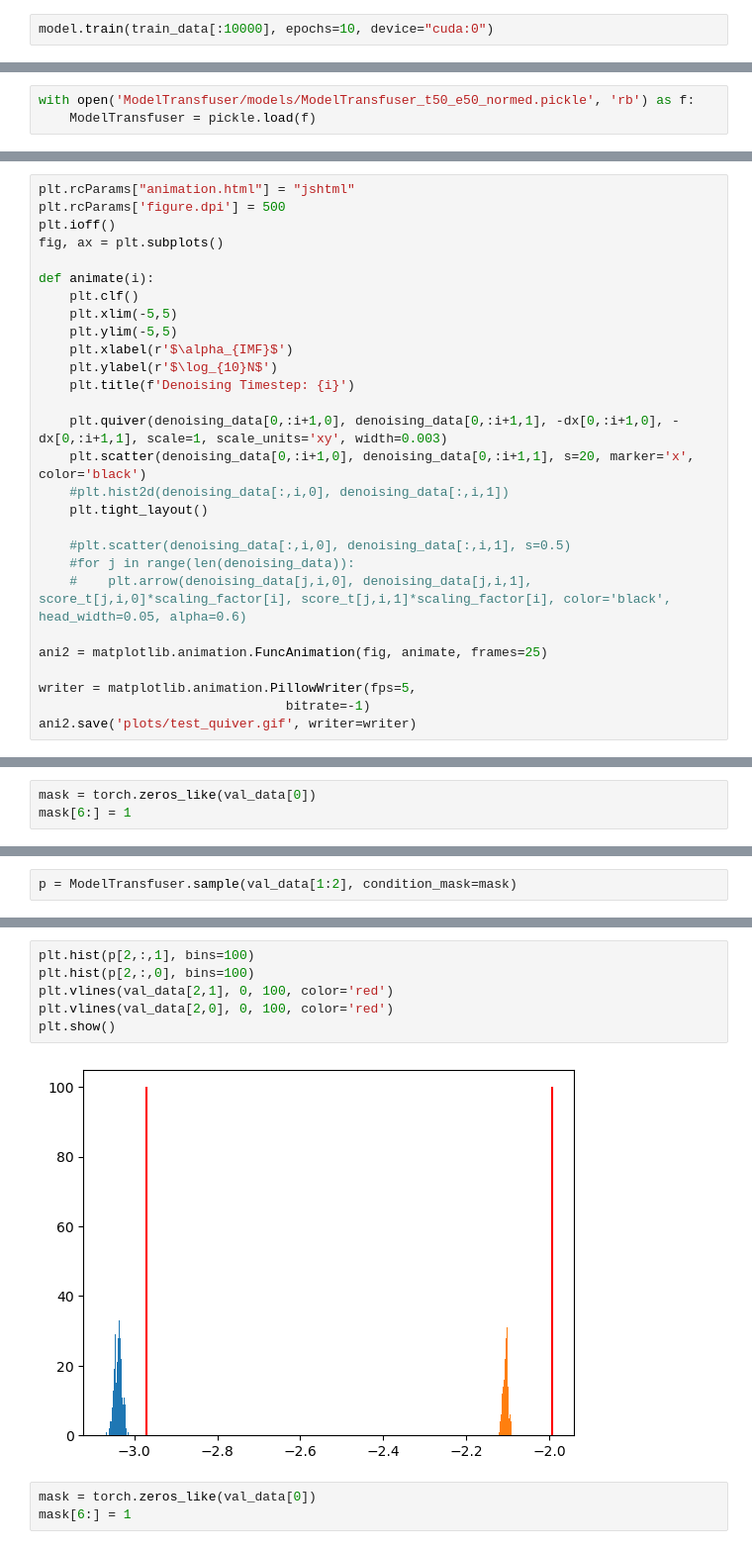
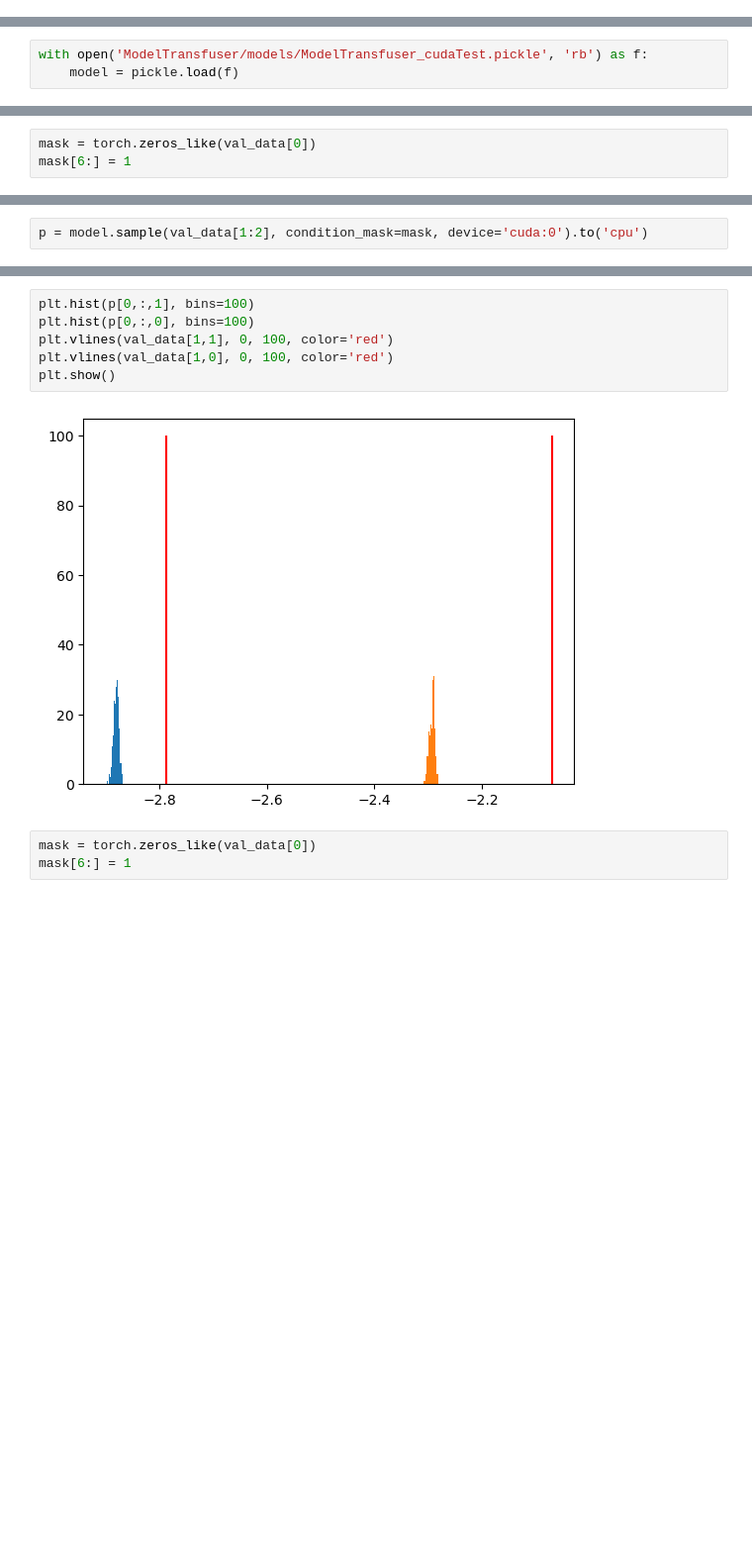
Before and after one commit to bGuenes/sbi_model_comparison, a Jupyter notebook: ModelTransfuser_run.ipynb, the cells around one changed output, grey strips where cells are left out. Shown at 99% size. Drawn from its saved outputs; the diff is of its cells as text; blank space fills up the shorter version.

```diff
--- a/ModelTransfuser_run.ipynb
+++ b/ModelTransfuser_run.ipynb
@@ -102,2 +75,0 @@ Time 6: 33.04 s
-# %%
-model.train(train_data[:10000], epochs=10, device="cuda:0")
@@ -124,4 +76,4 @@ Time 6: 19.22 s
 # %%
-with open('ModelTransfuser/models/ModelTransfuser_t50_e50_normed.pickle', 'rb') as f:
-    ModelTransfuser = pickle.load(f)
+with open('ModelTransfuser/models/ModelTransfuser_cudaTest.pickle', 'rb') as f:
+    model = pickle.load(f)
 # %%
@@ -195,28 +94,0 @@ denoising_data[0,1,:2]
-# %%
-plt.rcParams["animation.html"] = "jshtml"
-plt.rcParams['figure.dpi'] = 500
-plt.ioff()
-fig, ax = plt.subplots()
-
-def animate(i):
-    plt.clf()
-    plt.xlim(-5,5)
-    plt.ylim(-5,5)
-    plt.xlabel(r'$\alpha_{IMF}$')
-    plt.ylabel(r'$\log_{10}N$')
-    plt.title(f'Denoising Timestep: {i}')
-
-    plt.quiver(denoising_data[0,:i+1,0], denoising_data[0,:i+1,1], -dx[0,:i+1,0], -dx[0,:i+1,1], scale=1, scale_units='xy', width=0.003)
-    plt.scatter(denoising_data[0,:i+1,0], denoising_data[0,:i+1,1], s=20, marker='x', color='black')
-    #plt.hist2d(denoising_data[:,i,0], denoising_data[:,i,1])
-    plt.tight_layout()
-
-    #plt.scatter(denoising_data[:,i,0], denoising_data[:,i,1], s=0.5)
-    #for j in range(len(denoising_data)):
-    #    plt.arrow(denoising_data[j,i,0], denoising_data[j,i,1], score_t[j,i,0]*scaling_factor[i], score_t[j,i,1]*scaling_factor[i], color='black', head_width=0.05, alpha=0.6)
-
-ani2 = matplotlib.animation.FuncAnimation(fig, animate, frames=25)
-
-writer = matplotlib.animation.PillowWriter(fps=5,
-                                bitrate=-1)
-ani2.save('plots/test_quiver.gif', writer=writer)
@@ -241,2 +103,2 @@ AttributeError: 'ModelTransfuser' object has no attribute 'mean'
 # %%
-p = ModelTransfuser.sample(val_data[1:2], condition_mask=mask)
+p = model.sample(val_data[1:2], condition_mask=mask, device='cuda:0').to('cpu')
@@ -259,12 +125,12 @@ tensor([[ 3.4840e-03,  3.9677e-02, -7.1664e-02, -7.4929e-02, -5.5735e-02,
          -3.7253e-09, -1.1921e-07, -1.7881e-07, -5.9605e-08]])
 # %%
-plt.hist(p[2,:,1], bins=100)
-plt.hist(p[2,:,0], bins=100)
-plt.vlines(val_data[2,1], 0, 100, color='red')
-plt.vlines(val_data[2,0], 0, 100, color='red')
+plt.hist(p[0,:,1], bins=100)
+plt.hist(p[0,:,0], bins=100)
+plt.vlines(val_data[1,1], 0, 100, color='red')
+plt.vlines(val_data[1,0], 0, 100, color='red')
 plt.show()
 # %% [output]
-[figure, old version]
+[figure, new version]
 # %%
 mask = torch.zeros_like(val_data[0])
 mask[6:] = 1
```
Also changed, not shown: parts of 23 cells of this notebook, 3 other files.
